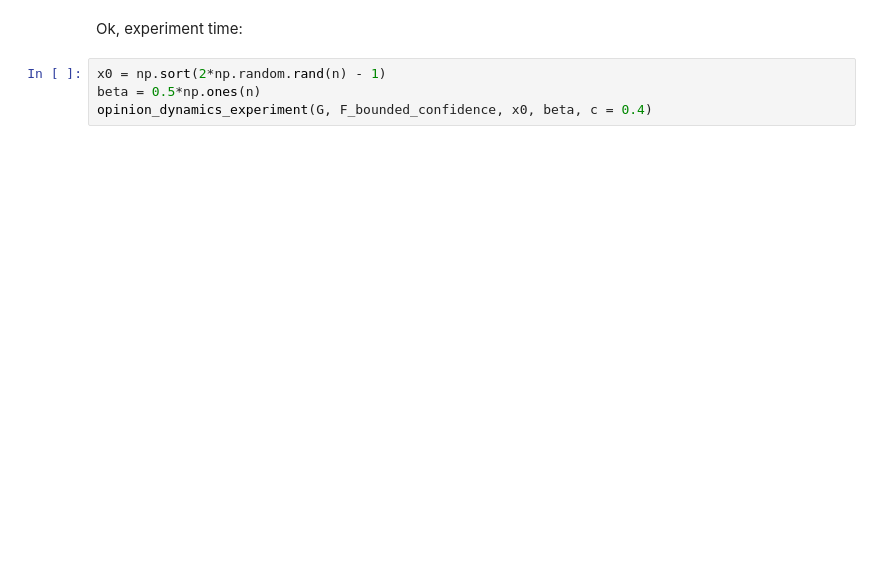
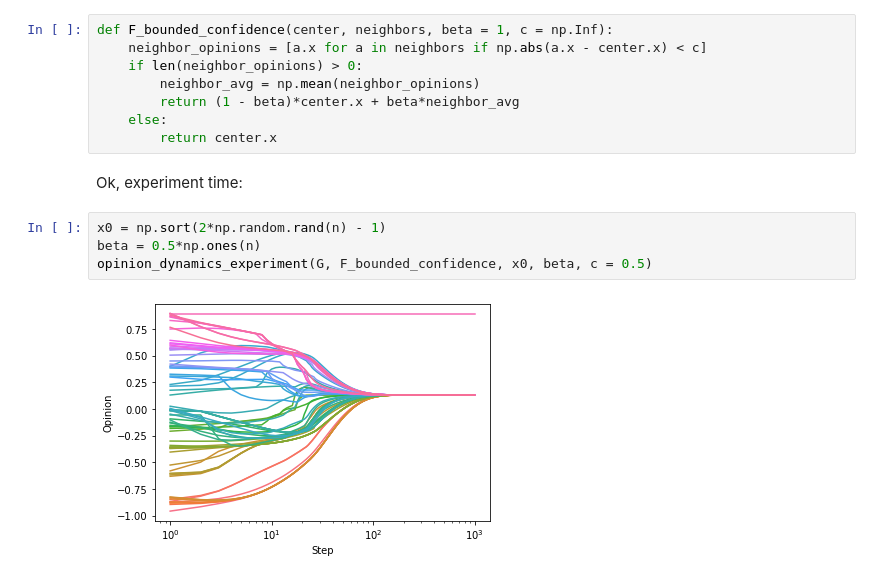
Before and after one commit to PhilChodrow/intro-networks, a Jupyter notebook: notebooks/opinion-models.ipynb, the cells around one changed output. Cells and saved outputs as stored; diff of their text form; blank space fills up the shorter version.

```diff
--- a/notebooks/opinion-models.ipynb
+++ b/notebooks/opinion-models.ipynb
@@ -126,6 +150,16 @@ def F_bounded_confidence(center, neighbors, beta = 1, c = np.Inf):
+# %%
+def F_bounded_confidence(center, neighbors, beta = 1, c = np.Inf):
+    neighbor_opinions = [a.x for a in neighbors if np.abs(a.x - center.x) < c]
+    if len(neighbor_opinions) > 0:
+        neighbor_avg = np.mean(neighbor_opinions)
+        return (1 - beta)*center.x + beta*neighbor_avg
+    else:
+        return center.x
 # %% [markdown]
 Ok, experiment time:
 # %%
 x0 = np.sort(2*np.random.rand(n) - 1)
 beta = 0.5*np.ones(n)
-opinion_dynamics_experiment(G, F_bounded_confidence, x0, beta, c = 0.4)
+opinion_dynamics_experiment(G, F_bounded_confidence, x0, beta, c = 0.5)
+# %% [output]
+[figure, added]
```
Also changed, not shown: parts of 8 cells of this notebook, 15 other files.
